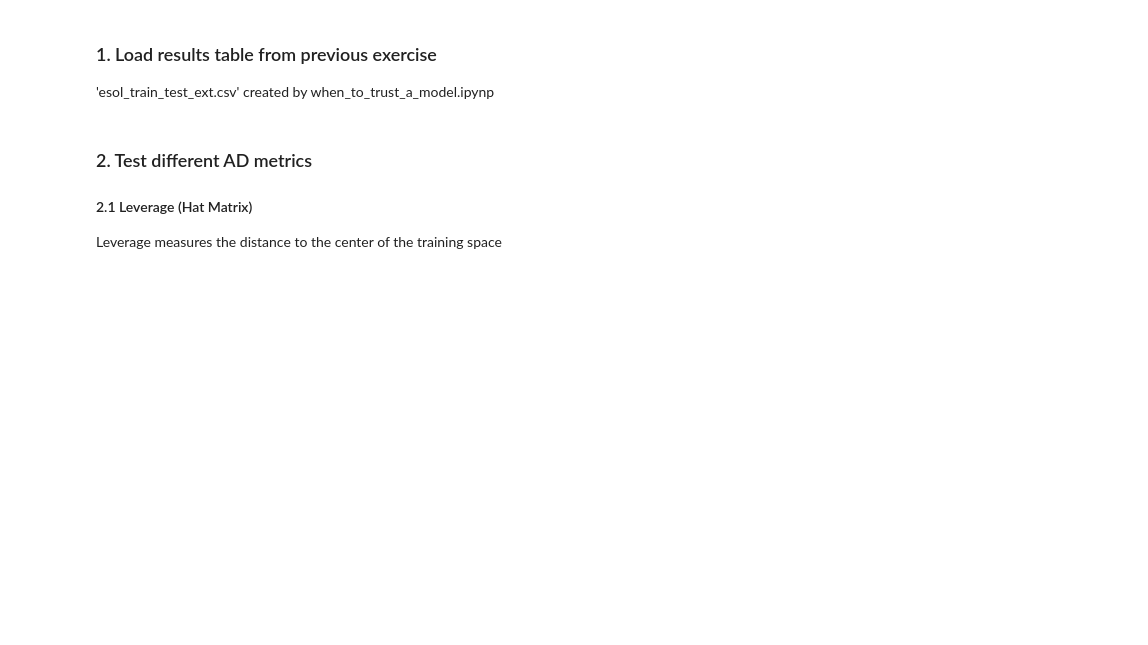
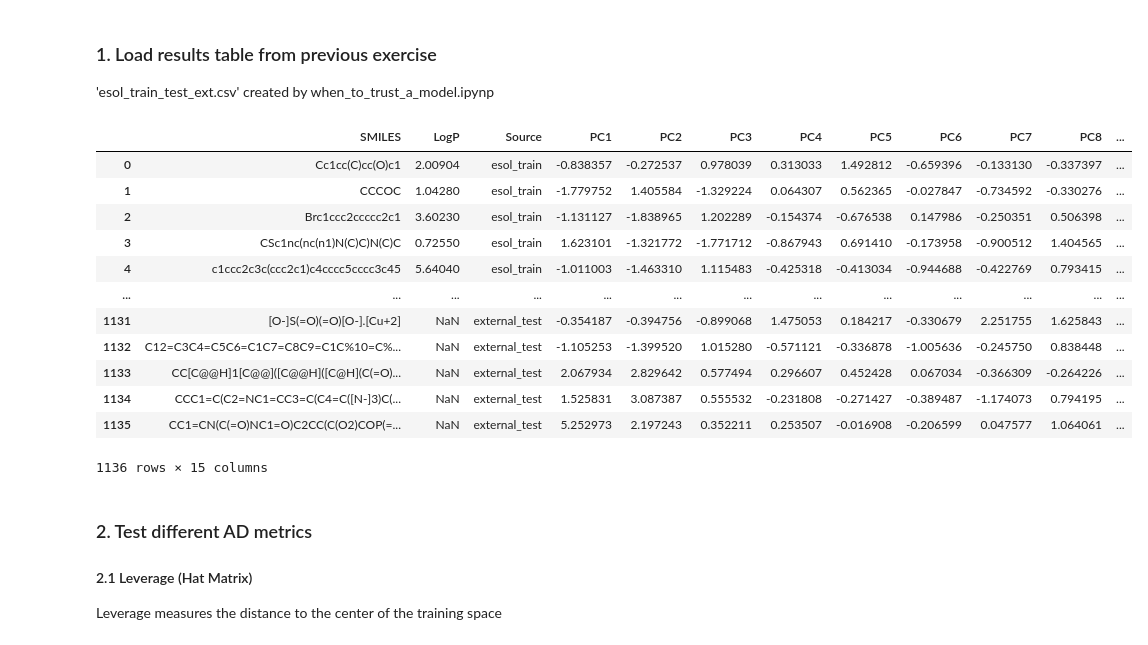
Before and after one commit to vgfs24tbst-coder/DSA104, a Jupyter notebook: lectures/session20/userfolder/applicability_domain.ipynb, the cells around one changed output. Drawn from its saved outputs; the diff is of its cells as text; code cells hidden in the pictures; blank space fills up the shorter version.

```diff
--- a/lectures/session20/userfolder/applicability_domain.ipynb
+++ b/lectures/session20/userfolder/applicability_domain.ipynb
@@ -47,6 +47,22 @@ ext_df = df[df['Source'] == 'external_test'].copy()
 X_esol_train, _ = maccs_fp_from_smiles(train_df['SMILES'])
 X_esol_test,  _ = maccs_fp_from_smiles(test_df['SMILES'])
 X_ext_test,   _ = maccs_fp_from_smiles(ext_df['SMILES'])
+# %%
+df
+# %% [output]
+|  | SMILES | LogP | Source | PC1 | PC2 | PC3 | PC4 | PC5 | PC6 | PC7 | PC8 | ... |
+| 0 | Cc1cc(C)cc(O)c1 | 2.00904 | esol_train | -0.838357 | -0.272537 | 0.978039 | 0.313033 | 1.492812 | -0.659396 | -0.133130 | -0.337397 | ... |
+| 1 | CCCOC | 1.04280 | esol_train | -1.779752 | 1.405584 | -1.329224 | 0.064307 | 0.562365 | -0.027847 | -0.734592 | -0.330276 | ... |
+| 2 | Brc1ccc2ccccc2c1 | 3.60230 | esol_train | -1.131127 | -1.838965 | 1.202289 | -0.154374 | -0.676538 | 0.147986 | -0.250351 | 0.506398 | ... |
+| 3 | CSc1nc(nc(n1)N(C)C)N(C)C | 0.72550 | esol_train | 1.623101 | -1.321772 | -1.771712 | -0.867943 | 0.691410 | -0.173958 | -0.900512 | 1.404565 | ... |
+| 4 | c1ccc2c3c(ccc2c1)c4cccc5cccc3c45 | 5.64040 | esol_train | -1.011003 | -1.463310 | 1.115483 | -0.425318 | -0.413034 | -0.944688 | -0.422769 | 0.793415 | ... |
+| ... | ... | ... | ... | ... | ... | ... | ... | ... | ... | ... | ... | ... |
+| 1131 | [O-]S(=O)(=O)[O-].[Cu+2] | NaN | external_test | -0.354187 | -0.394756 | -0.899068 | 1.475053 | 0.184217 | -0.330679 | 2.251755 | 1.625843 | ... |
+| 1132 | C12=C3C4=C5C6=C1C7=C8C9=C1C%10=C%... | NaN | external_test | -1.105253 | -1.399520 | 1.015280 | -0.571121 | -0.336878 | -1.005636 | -0.245750 | 0.838448 | ... |
+| 1133 | CC[C@@H]1[C@@]([C@@H]([C@H](C(=O)... | NaN | external_test | 2.067934 | 2.829642 | 0.577494 | 0.296607 | 0.452428 | 0.067034 | -0.366309 | -0.264226 | ... |
+| 1134 | CCC1=C(C2=NC1=CC3=C(C4=C([N-]3)C(... | NaN | external_test | 1.525831 | 3.087387 | 0.555532 | -0.231808 | -0.271427 | -0.389487 | -1.174073 | 0.794195 | ... |
+| 1135 | CC1=CN(C(=O)NC1=O)C2CC(C(O2)COP(=... | NaN | external_test | 5.252973 | 2.197243 | 0.352211 | 0.253507 | -0.016908 | -0.206599 | 0.047577 | 1.064061 | ... |
+1136 rows × 15 columns
 # %% [markdown]
 ### 2. Test different AD metrics
 #### 2.1 Leverage (Hat Matrix)
```
Also changed, not shown: parts of 2 cells of this notebook, 1 other file.
